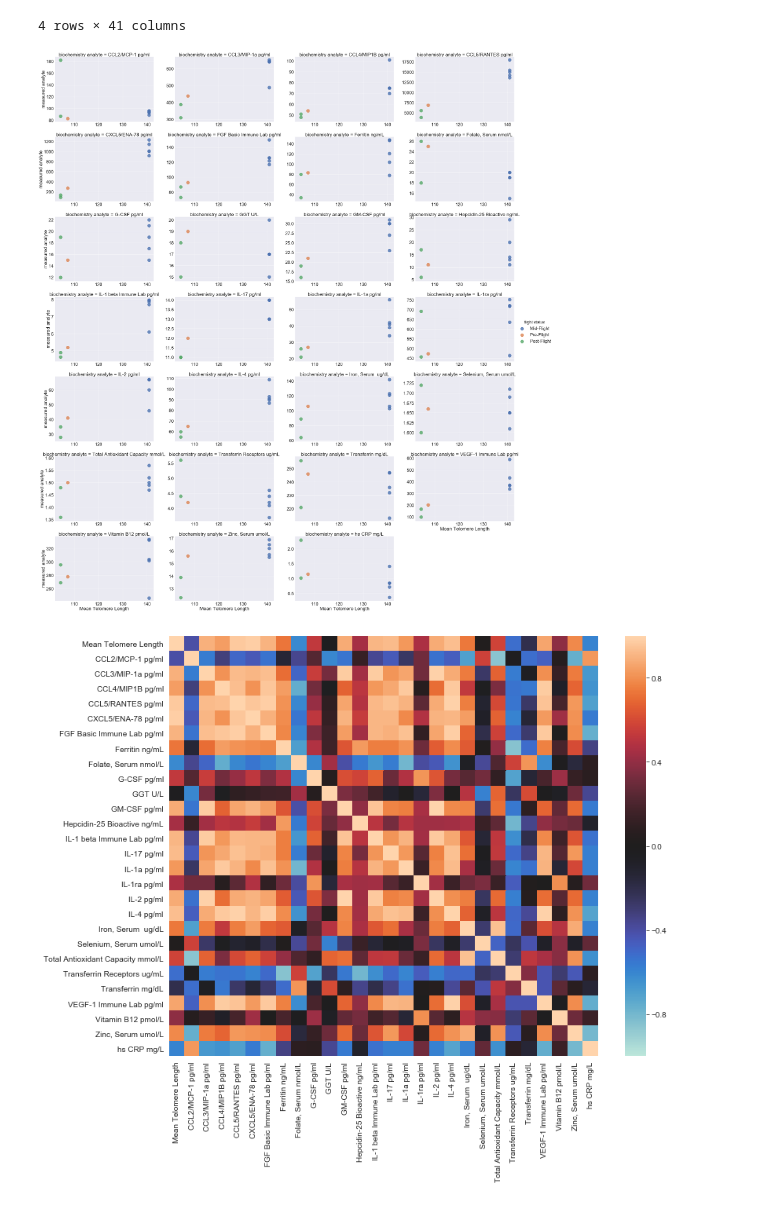
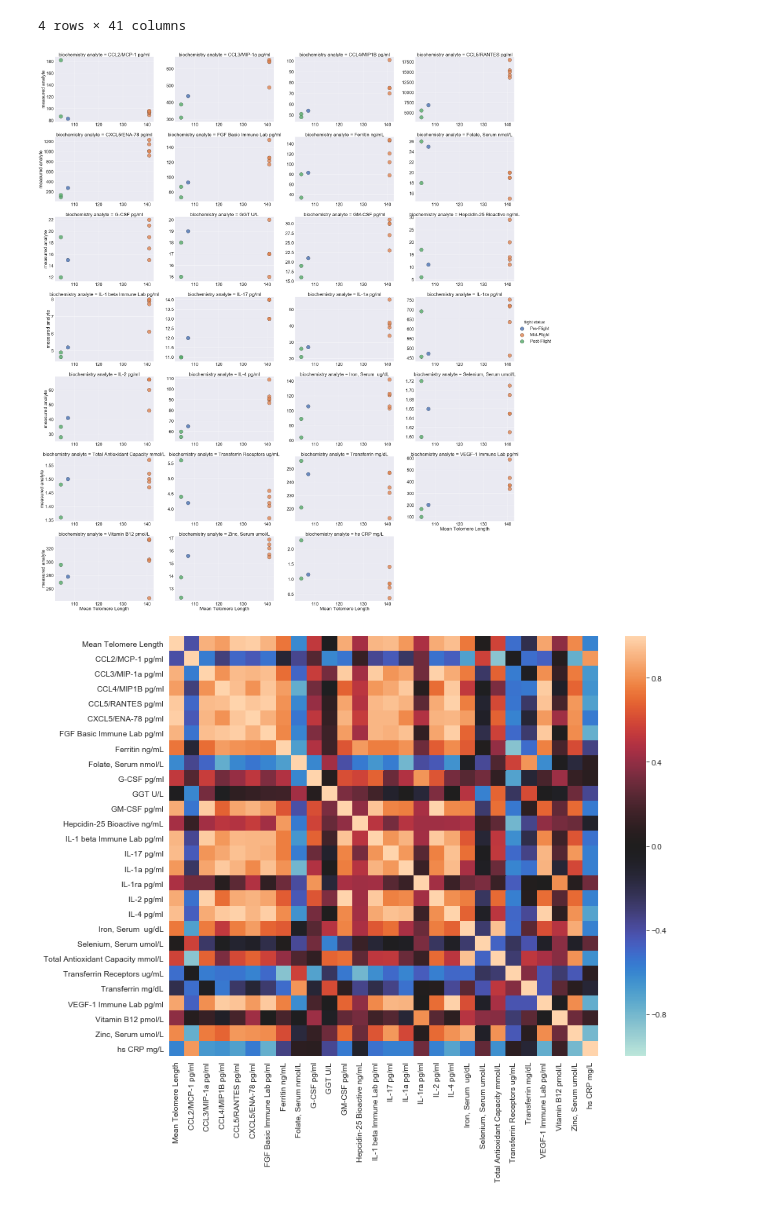
Before and after one commit to Jared-Luxton/NASA-astronauts-telomeres-chromosomes, a Jupyter notebook: NASA_telomeres/03a NASA Astros Telo Data Visualization and Stats.ipynb, the cells around one changed output. Drawn from its saved outputs; the diff is of its cells as text; code cells hidden in the pictures.

Commit message:
graphing analytes

```diff
--- a/NASA_telomeres/03a NASA Astros Telo Data Visualization and Stats.ipynb
+++ b/NASA_telomeres/03a NASA Astros Telo Data Visualization and Stats.ipynb
@@ -578,18 +588,20 @@ drop_melt_merge_blood_telos = drop_na_pivot_merge_blood_telos.melt(id_vars=['tim
 # %%
 ax = sns.set(font_scale=3.2)
 ax = sns.lmplot(x='Mean Telomere Length', y='measured analyte', hue='flight status',
                 col='biochemistry analyte', col_wrap=4,
                 data=drop_melt_merge_blood_telos,
                 sharey=False,
                 sharex=False,
-                fit_reg=False, scatter_kws={'s':700},
-                height=9, aspect=1.5
+                fit_reg=False,
+                hue_order=['Pre-Flight', 'Mid-Flight', 'Post-Flight'],
+                scatter_kws={'s':900, 'edgecolor':'black', 'linewidth':1},
+                height=9, aspect=1.5,
           )
-# ax.tight_layout()
+# plt.tight_layout()
 # plt.show()
-ax.savefig('graph data/biochemistry correlations/scatterplot correlations blood analytes mean telomere length.png')
+# ax.savefig('graph data/biochemistry correlations/scatterplot correlations blood analytes mean telomere length.png')
 # %% [output]
-[figure, old version]
+[figure, new version]
 # %%
 plt.figure(figsize=(12,10))
 ax = sns.heatmap(drop_na_pivot_merge_blood_telos.corr(),
```
Also changed, not shown: parts of 1 cell of this notebook.
